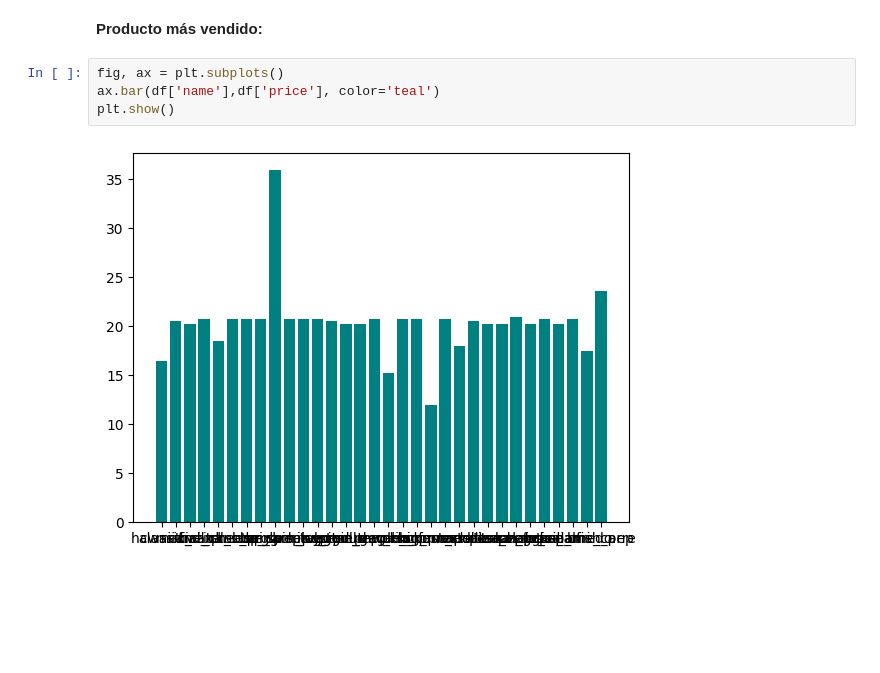
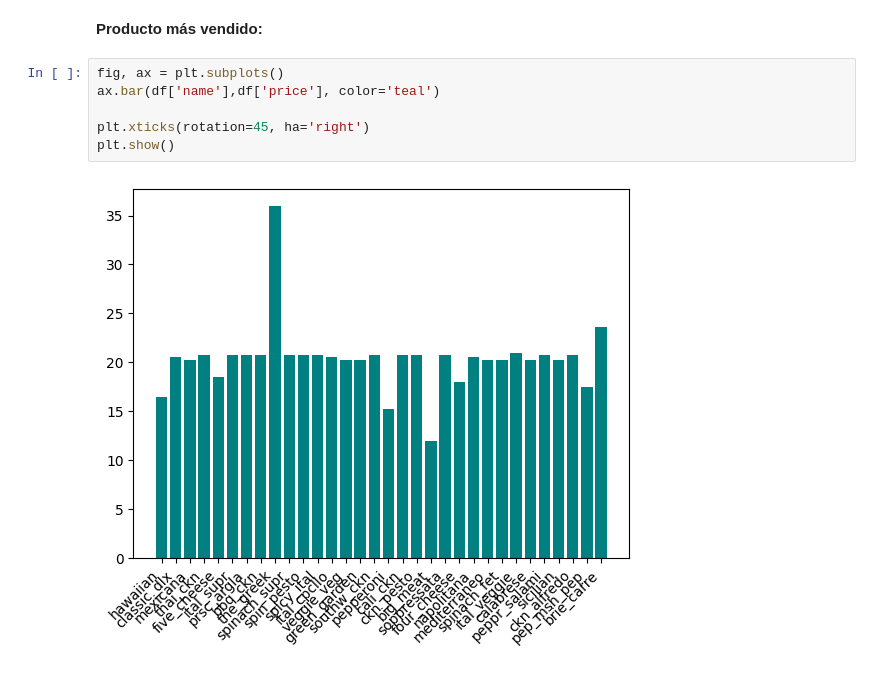
Before and after one commit to DJChincuini/PizzaParty__DataAnalytics-and-IA, a Jupyter notebook: Informe EDA.ipynb, the cells around one changed output. Drawn from its saved outputs; the diff is of its cells as text; blank space fills up the shorter version.

```diff
--- a/Informe EDA.ipynb
+++ b/Informe EDA.ipynb
@@ -115,6 +115,8 @@ plt.show() # Enseño el gráfico
 # %%
 fig, ax = plt.subplots()
 ax.bar(df['name'],df['price'], color='teal')
+
+plt.xticks(rotation=45, ha='right')
 plt.show()
 # %% [output]
-[figure, old version]
+[figure, new version]
```
